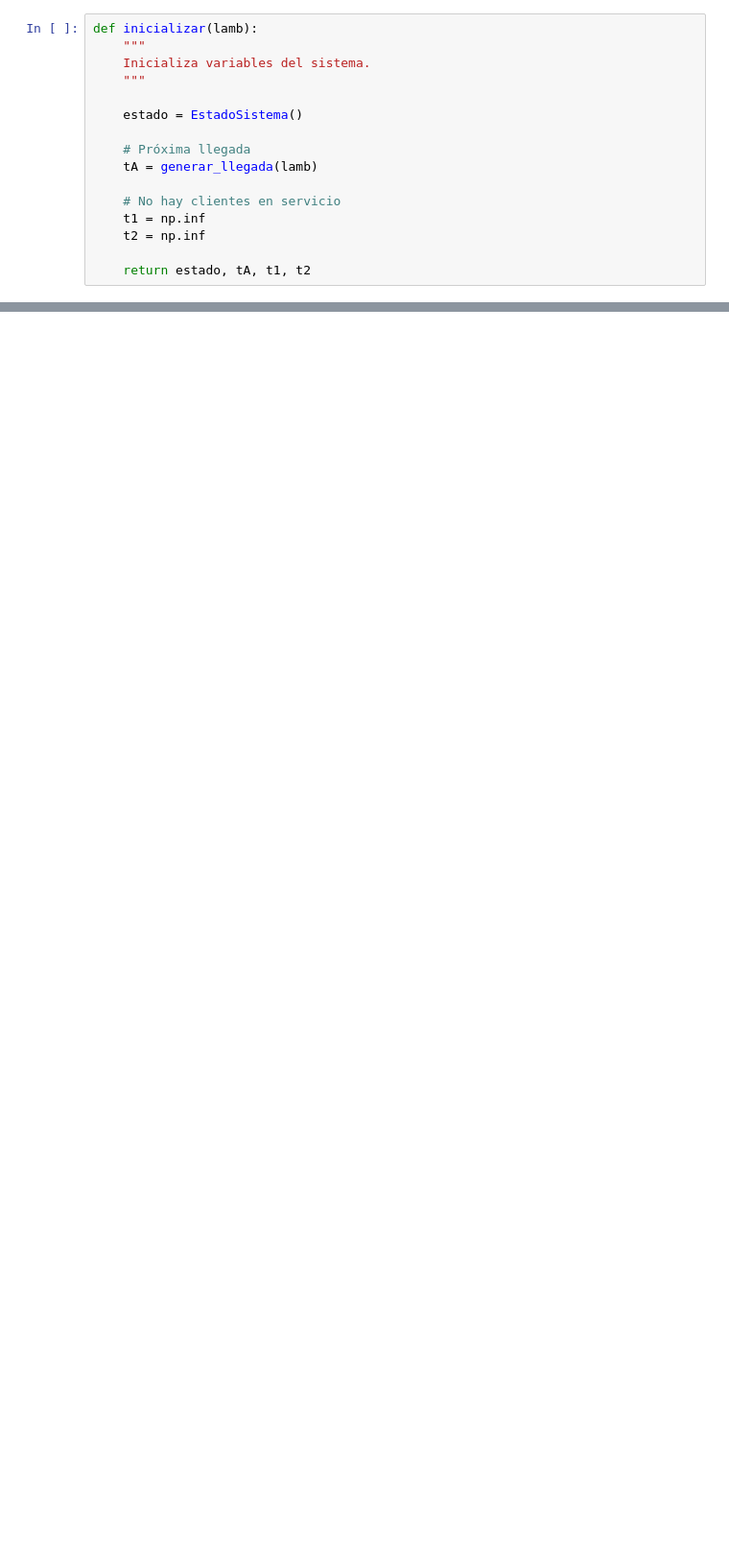
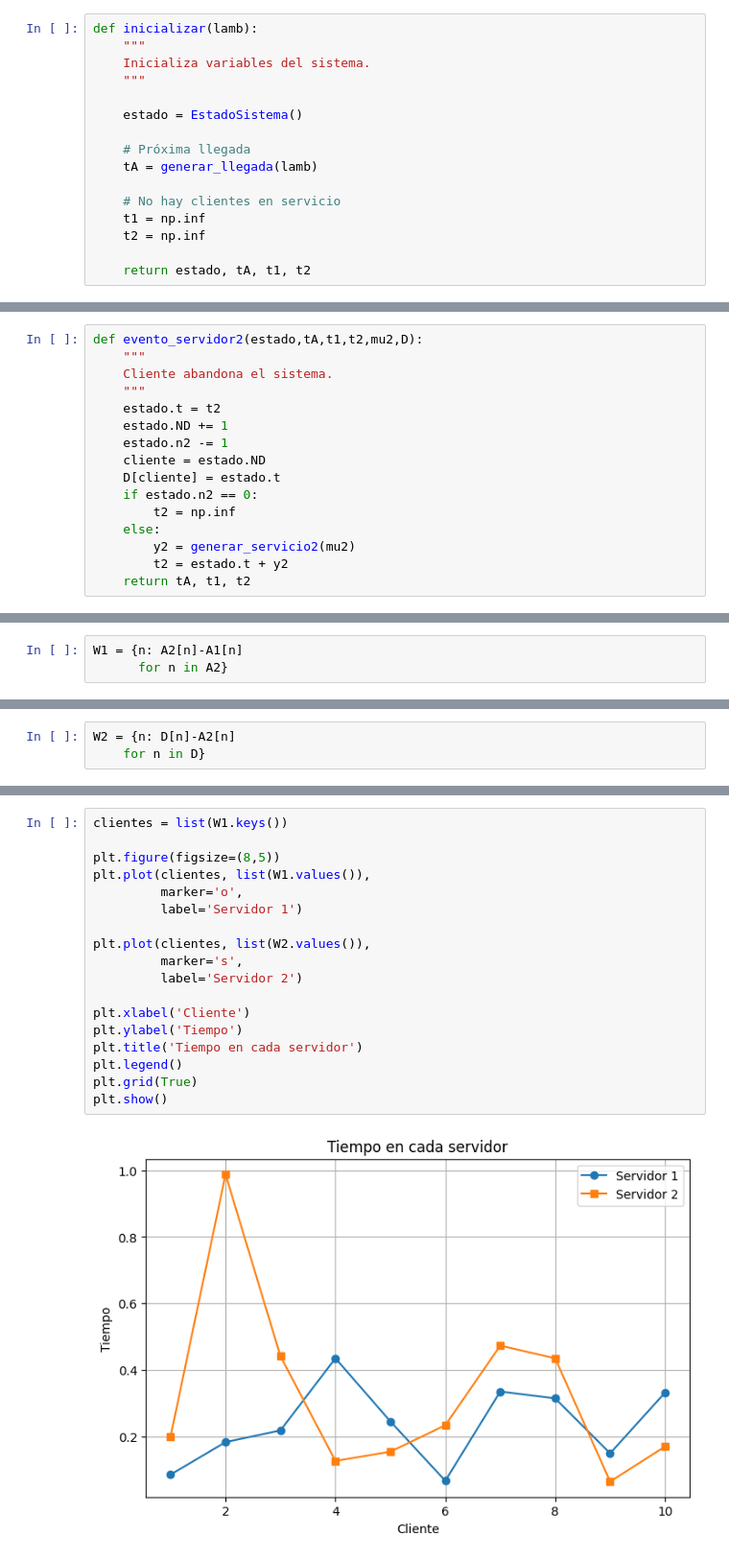
Before and after one commit to Annette-1/Ecuaciones_Diferenciales_Parciales, a Jupyter notebook: Linea_de_espera_dos_Servidores.ipynb, the cells around one changed output, grey strips where cells are left out. Shown at 96% size. Saved outputs shown, nothing was run; the diff lists cells and outputs as text; blank space fills up the shorter version.

```diff
--- a/Linea_de_espera_dos_Servidores.ipynb
+++ b/Linea_de_espera_dos_Servidores.ipynb
@@ -510,0 +331,16 @@ Tiempo promedio en sistema: 0.5656187707299114
+# %%
+def evento_servidor2(estado,tA,t1,t2,mu2,D):
+    """
+    Cliente abandona el sistema.
+    """
+    estado.t = t2
+    estado.ND += 1
+    estado.n2 -= 1
+    cliente = estado.ND
+    D[cliente] = estado.t
+    if estado.n2 == 0:
+        t2 = np.inf
+    else:
+        y2 = generar_servicio2(mu2)
+        t2 = estado.t + y2
+    return tA, t1, t2
@@ -510,0 +434,3 @@ Tiempo promedio en sistema: 0.5656187707299114
+# %%
+W1 = {n: A2[n]-A1[n]
+      for n in A2}
@@ -510,0 +457,3 @@ Tiempo promedio en sistema: 0.5656187707299114
+# %%
+W2 = {n: D[n]-A2[n]
+    for n in D}
@@ -510,0 +506,20 @@ Tiempo promedio en sistema: 0.5656187707299114
+# %%
+clientes = list(W1.keys())
+
+plt.figure(figsize=(8,5))
+plt.plot(clientes, list(W1.values()),
+         marker='o',
+         label='Servidor 1')
+
+plt.plot(clientes, list(W2.values()),
+         marker='s',
+         label='Servidor 2')
+
+plt.xlabel('Cliente')
+plt.ylabel('Tiempo')
+plt.title('Tiempo en cada servidor')
+plt.legend()
+plt.grid(True)
+plt.show()
+# %% [output]
+[figure, added]
```
Also changed, not shown: parts of 70 cells of this notebook.
